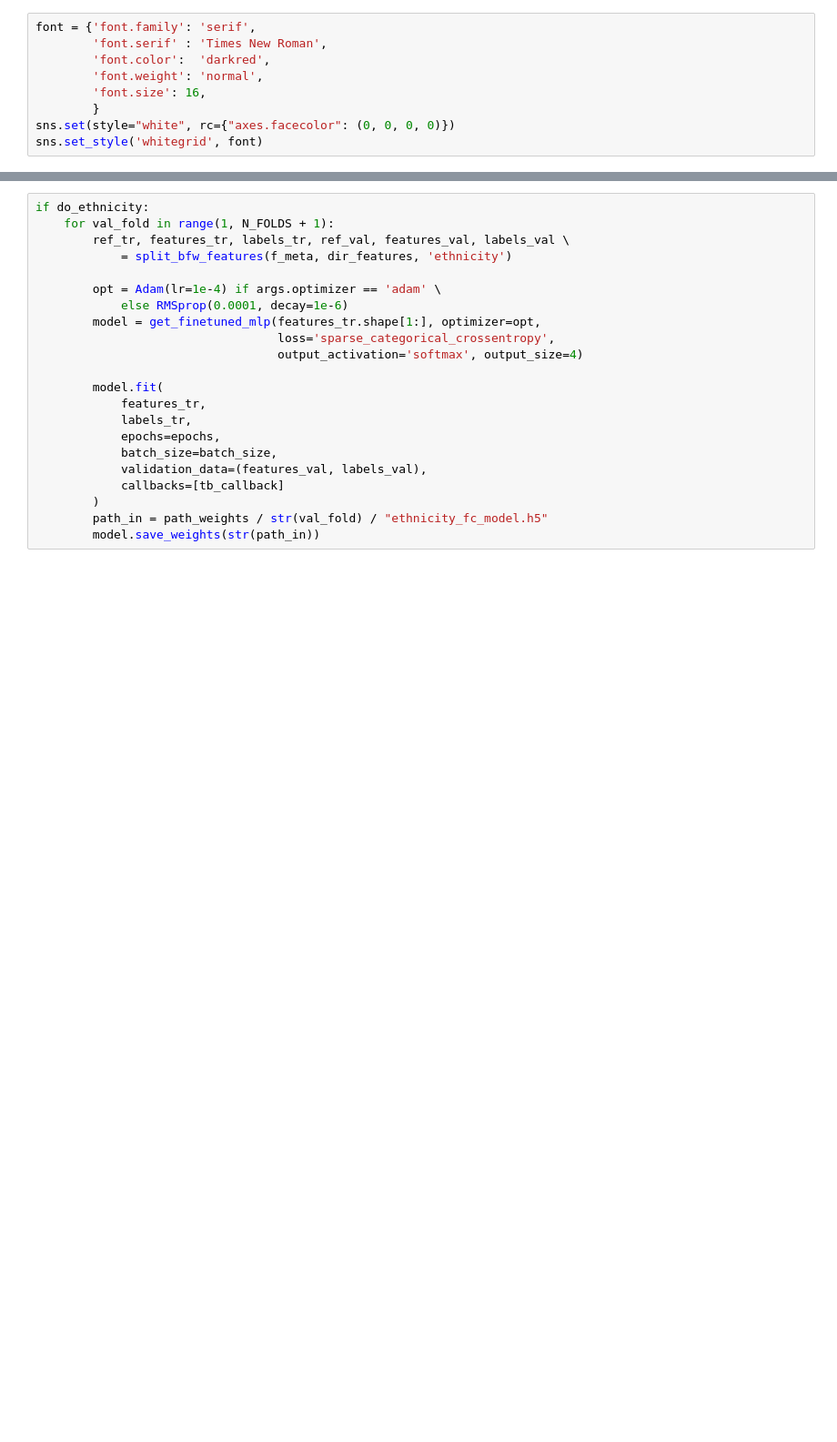
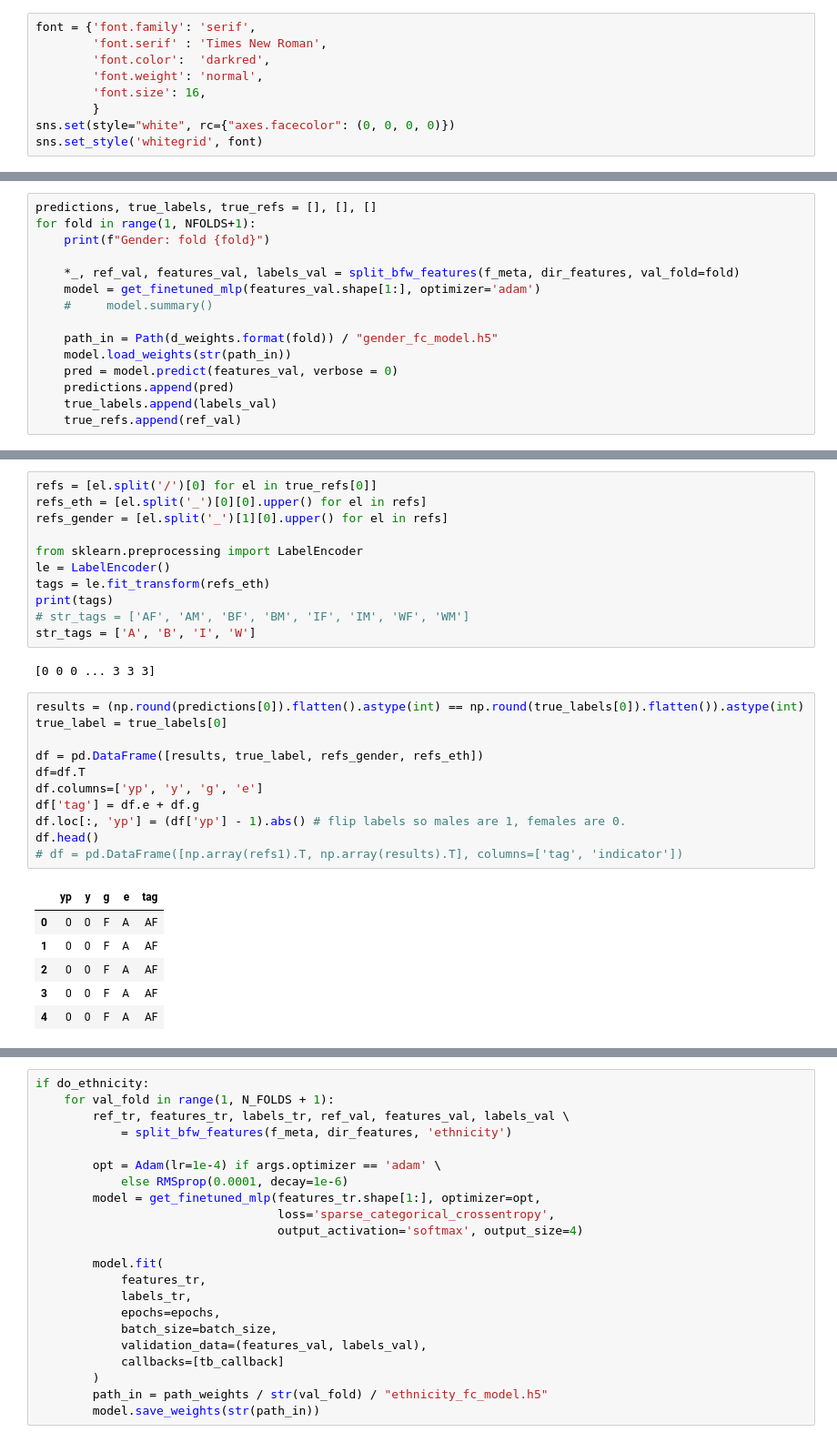
Before and after one commit to visionjo/facerec-bias-bfw, a Jupyter notebook: code/evaluate_mlp.ipynb, the cells around one changed output, grey strips where cells are left out. Shown at 91% size. Drawn from its saved outputs; the diff is of its cells as text; blank space fills up the shorter version.

```diff
--- a/code/evaluate_mlp.ipynb
+++ b/code/evaluate_mlp.ipynb
@@ -87,0 +59,15 @@ ValueError: Shapes (512, 2048) and (512, 512) are incompatible
+# %%
+predictions, true_labels, true_refs = [], [], []
+for fold in range(1, NFOLDS+1):
+    print(f"Gender: fold {fold}")
+
+    *_, ref_val, features_val, labels_val = split_bfw_features(f_meta, dir_features, val_fold=fold)
+    model = get_finetuned_mlp(features_val.shape[1:], optimizer='adam')
+    #     model.summary()
+
+    path_in = Path(d_weights.format(fold)) / "gender_fc_model.h5"
+    model.load_weights(str(path_in))
+    pred = model.predict(features_val, verbose = 0)
+    predictions.append(pred)
+    true_labels.append(labels_val)
+    true_refs.append(ref_val)
@@ -87,0 +149,31 @@ ValueError: Shapes (512, 2048) and (512, 512) are incompatible
+# %%
+refs = [el.split('/')[0] for el in true_refs[0]]
+refs_eth = [el.split('_')[0][0].upper() for el in refs]
+refs_gender = [el.split('_')[1][0].upper() for el in refs]
+
+from sklearn.preprocessing import LabelEncoder
+le = LabelEncoder()
+tags = le.fit_transform(refs_eth)
+print(tags)
+# str_tags = ['AF', 'AM', 'BF', 'BM', 'IF', 'IM', 'WF', 'WM']
+str_tags = ['A', 'B', 'I', 'W']
+# %% [output]
+[0 0 0 ... 3 3 3]
+# %%
+results = (np.round(predictions[0]).flatten().astype(int) == np.round(true_labels[0]).flatten()).astype(int)
+true_label = true_labels[0]
+
+df = pd.DataFrame([results, true_label, refs_gender, refs_eth])
+df=df.T
+df.columns=['yp', 'y', 'g', 'e']
+df['tag'] = df.e + df.g
+df.loc[:, 'yp'] = (df['yp'] - 1).abs() # flip labels so males are 1, females are 0.
+df.head()
+# df = pd.DataFrame([np.array(refs1).T, np.array(results).T], columns=['tag', 'indicator'])
+# %% [output]
+|  | yp | y | g | e | tag |
+| 0 | 0 | 0 | F | A | AF |
+| 1 | 0 | 0 | F | A | AF |
+| 2 | 0 | 0 | F | A | AF |
+| 3 | 0 | 0 | F | A | AF |
+| 4 | 0 | 0 | F | A | AF |
```
Also changed, not shown: parts of 33 cells of this notebook.
